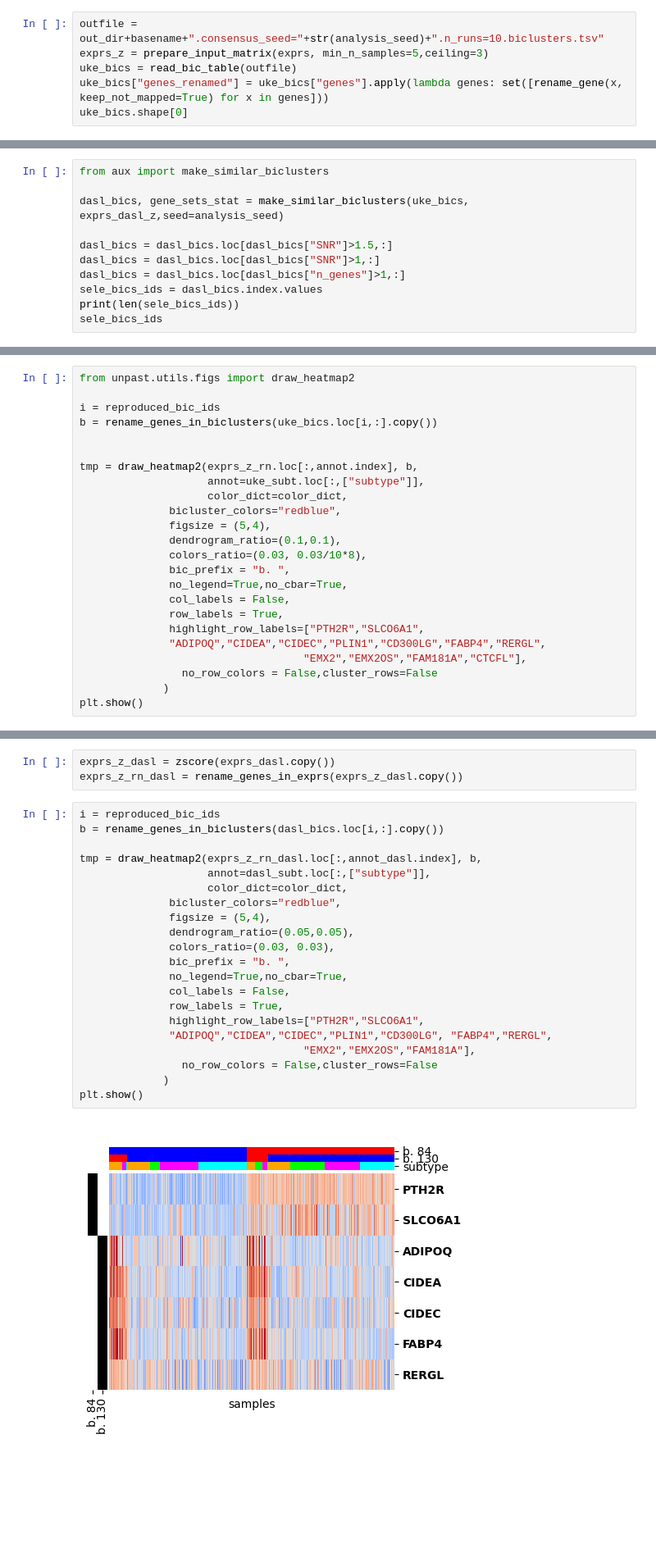
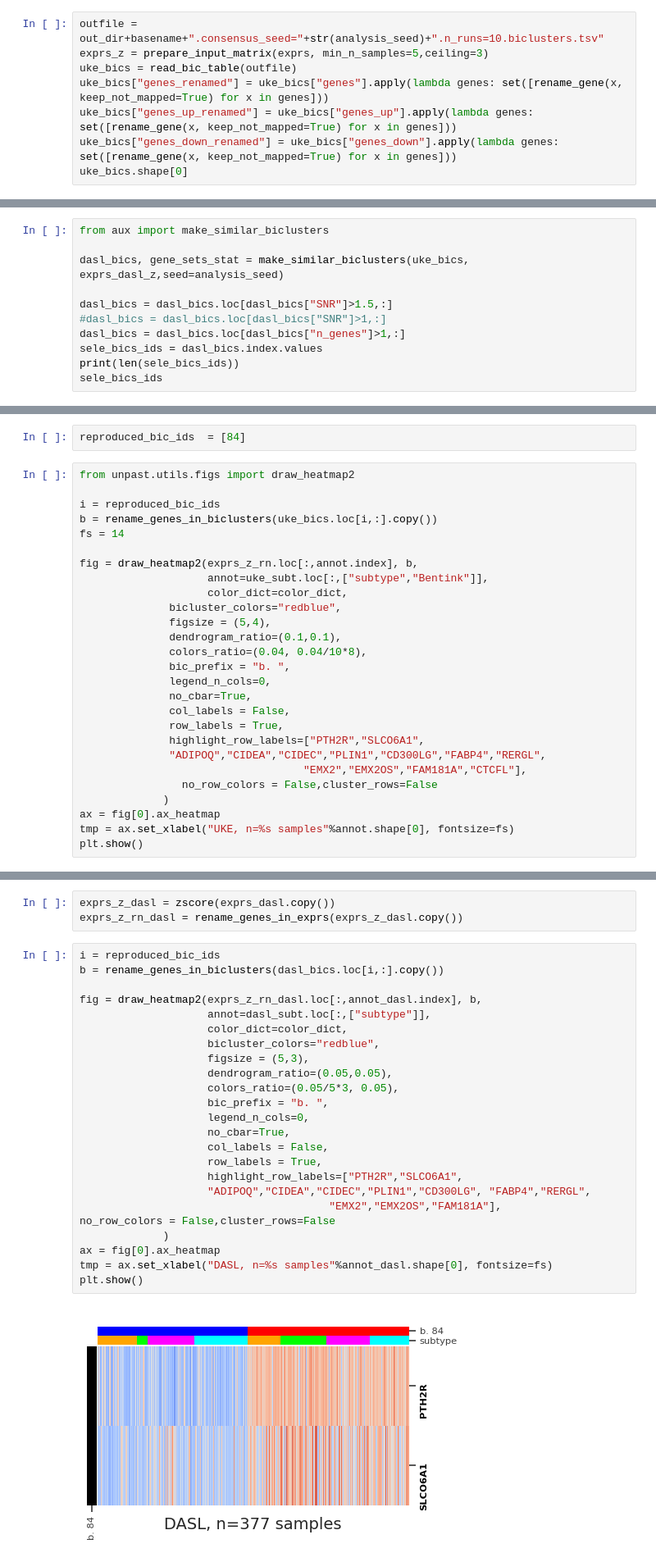
Before and after one commit to ozolotareva/bevacizumab_ovca_signature, a Jupyter notebook: discover_and_analyze_biclusters.ipynb, the cells around one changed output, grey strips where cells are left out. Shown at 82% size. Saved outputs shown, nothing was run; the diff lists cells and outputs as text; blank space fills up the shorter version.

```diff
--- a/discover_and_analyze_biclusters.ipynb
+++ b/discover_and_analyze_biclusters.ipynb
@@ -157,6 +149,8 @@ outfile = out_dir+basename+".consensus_seed="+str(analysis_seed)+".n_runs=10.bic
 exprs_z = prepare_input_matrix(exprs, min_n_samples=5,ceiling=3)
 uke_bics = read_bic_table(outfile)
 uke_bics["genes_renamed"] = uke_bics["genes"].apply(lambda genes: set([rename_gene(x, keep_not_mapped=True) for x in genes]))
+uke_bics["genes_up_renamed"] = uke_bics["genes_up"].apply(lambda genes: set([rename_gene(x, keep_not_mapped=True) for x in genes]))
+uke_bics["genes_down_renamed"] = uke_bics["genes_down"].apply(lambda genes: set([rename_gene(x, keep_not_mapped=True) for x in genes]))
 uke_bics.shape[0]
 # %% [output]
 234
@@ -257,7 +223,7 @@ from aux import make_similar_biclusters
 dasl_bics, gene_sets_stat = make_similar_biclusters(uke_bics, exprs_dasl_z,seed=analysis_seed)
 
 dasl_bics = dasl_bics.loc[dasl_bics["SNR"]>1.5,:]
-dasl_bics = dasl_bics.loc[dasl_bics["SNR"]>1,:]
+#dasl_bics = dasl_bics.loc[dasl_bics["SNR"]>1,:]
 dasl_bics = dasl_bics.loc[dasl_bics["n_genes"]>1,:]
 sele_bics_ids = dasl_bics.index.values
 print(len(sele_bics_ids))
@@ -591,22 +646,25 @@ dasl_subt["subtype"]=dasl_subt["consensusOV"]
 uke_subt["subtype"]=uke_subt["consensusOV"]
 # %%
 exprs_z_rn = rename_genes_in_exprs(exprs_z.copy())
+# %%
+reproduced_bic_ids  = [84]
 # %%
 from unpast.utils.figs import draw_heatmap2
 
 i = reproduced_bic_ids
 b = rename_genes_in_biclusters(uke_bics.loc[i,:].copy())
+fs = 14
 
-
-tmp = draw_heatmap2(exprs_z_rn.loc[:,annot.index], b,
-                    annot=uke_subt.loc[:,["subtype"]],
+fig = draw_heatmap2(exprs_z_rn.loc[:,annot.index], b,
+                    annot=uke_subt.loc[:,["subtype","Bentink"]],
                     color_dict=color_dict,
               bicluster_colors="redblue",
               figsize = (5,4),
               dendrogram_ratio=(0.1,0.1),
-              colors_ratio=(0.03, 0.03/10*8),
+              colors_ratio=(0.04, 0.04/10*8),
               bic_prefix = "b. ",
-              no_legend=True,no_cbar=True,
+              legend_n_cols=0,
+              no_cbar=True,
               col_labels = False,
               row_labels = True,
               highlight_row_labels=["PTH2R","SLCO6A1",
@@ -614,5 +672,7 @@ tmp = draw_heatmap2(exprs_z_rn.loc[:,annot.index], b,
                                    "EMX2","EMX2OS","FAM181A","CTCFL"],
                 no_row_colors = False,cluster_rows=False
              )
+ax = fig[0].ax_heatmap
+tmp = ax.set_xlabel("UKE, n=%s samples"%annot.shape[0], fontsize=fs)
 plt.show()
 # %% [output]
@@ -632,26 +692,29 @@ exprs_z_rn_dasl = rename_genes_in_exprs(exprs_z_dasl.copy())
 # %%
 i = reproduced_bic_ids
 b = rename_genes_in_biclusters(dasl_bics.loc[i,:].copy())
 
-tmp = draw_heatmap2(exprs_z_rn_dasl.loc[:,annot_dasl.index], b,
+fig = draw_heatmap2(exprs_z_rn_dasl.loc[:,annot_dasl.index], b,
                     annot=dasl_subt.loc[:,["subtype"]],
                     color_dict=color_dict,
-              bicluster_colors="redblue",
-              figsize = (5,4),
-              dendrogram_ratio=(0.05,0.05),
-              colors_ratio=(0.03, 0.03),
-              bic_prefix = "b. ",
-              no_legend=True,no_cbar=True,
-              col_labels = False,
-              row_labels = True,
-              highlight_row_labels=["PTH2R","SLCO6A1",
-              "ADIPOQ","CIDEA","CIDEC","PLIN1","CD300LG", "FABP4","RERGL",
-                                   "EMX2","EMX2OS","FAM181A"],
-                no_row_colors = False,cluster_rows=False
+                    bicluster_colors="redblue",
+                    figsize = (5,3),
+                    dendrogram_ratio=(0.05,0.05),
+                    colors_ratio=(0.05/5*3, 0.05),
+                    bic_prefix = "b. ",
+                    legend_n_cols=0,
+                    no_cbar=True,
+                    col_labels = False,
+                    row_labels = True,
+                    highlight_row_labels=["PTH2R","SLCO6A1",
+                    "ADIPOQ","CIDEA","CIDEC","PLIN1","CD300LG", "FABP4","RERGL",
+                                       "EMX2","EMX2OS","FAM181A"],
+no_row_colors = False,cluster_rows=False
              )
+ax = fig[0].ax_heatmap
+tmp = ax.set_xlabel("DASL, n=%s samples"%annot_dasl.shape[0], fontsize=fs)
 plt.show()
 # %% [output]
-[figure, old version]
+[figure, new version]
 # %%
 cols = ["bic"+str(x) for x in reproduced_bic_ids]
 df = pd.DataFrame(np.zeros((exprs_dasl.shape[1],len(cols))),
```
Also changed, not shown: parts of 80 cells of this notebook, 1 other file.
